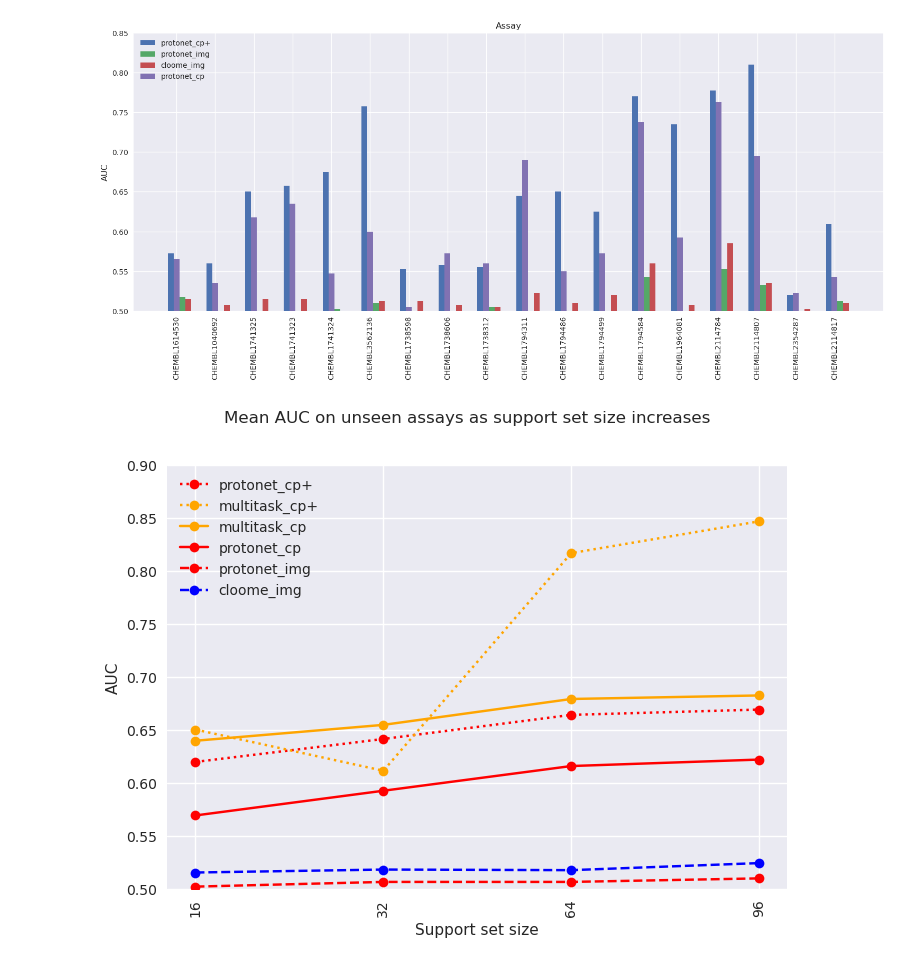
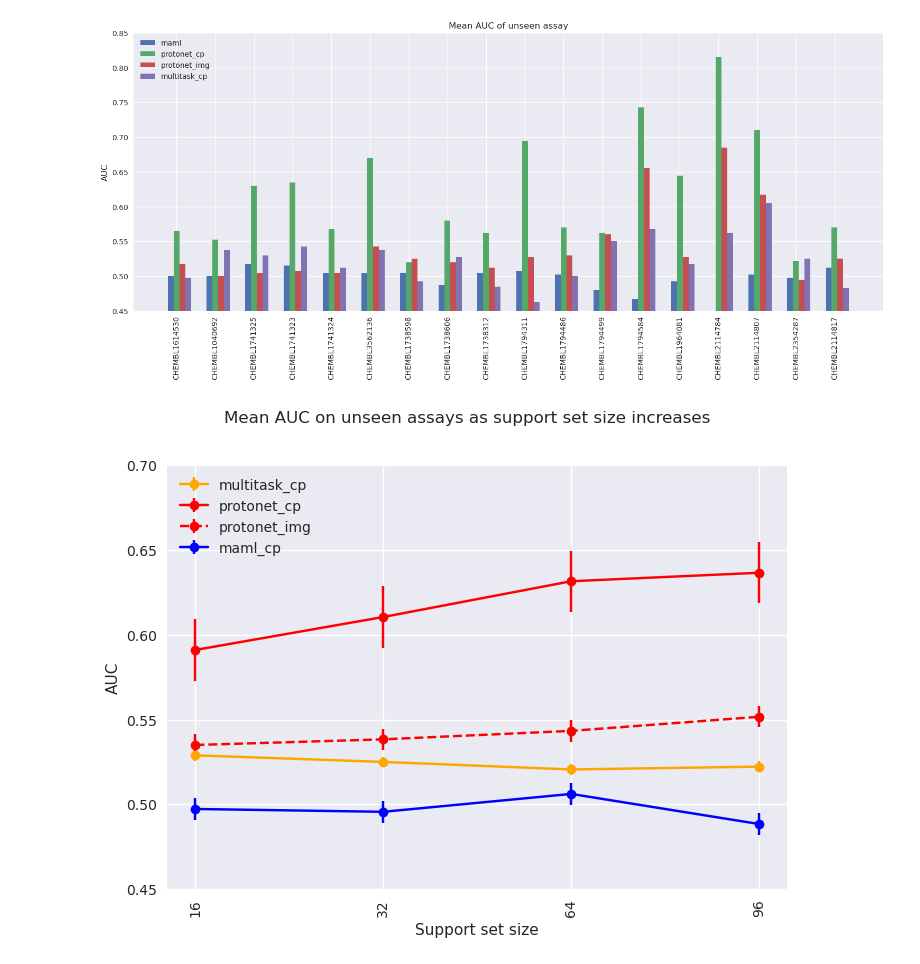
Before and after one commit to son-ha-264/FSL_CP, a Jupyter notebook: result/notebook/model_comparision.ipynb, the cells around one changed output. Cells and saved outputs as stored; diff of their text form; code cells hidden in the pictures.

```diff
--- a/result/notebook/model_comparision.ipynb
+++ b/result/notebook/model_comparision.ipynb
@@ -4,11 +4,9 @@ import matplotlib.pyplot as plt
 import numpy as np
 import seaborn as sns
 # %%
-df_proto_cp_result = pd.read_csv('../result_summary/protonet_cp_result_summary.csv')
-df_proto_cp_plus_result = pd.read_csv('../result_summary/protonet_cp+_result_summary.csv')
-df_multitask_cp_plus_result = pd.read_csv('../result_summary/multitask_cp+_result_summary.csv')
-df_multitask_cp_result = pd.read_csv('../result_summary/multitask_cp_result_summary.csv')
+df_proto_auroc_cp = pd.read_csv('../result_summary/protonet_cp_result_summary5.csv')
+df_multitask_auroc_cp = pd.read_csv('../result_summary/multitask_cp_result_summary2.csv')
+df_maml_auroc_cp = pd.read_csv('../result_summary/maml_cp_auroc_result_summary2.csv')
 
-df_proto_img_result = pd.read_csv('../result_summary/protonet_img_result_summary.csv')
-df_cloome_img_result = pd.read_csv('../result_summary/cloome_img_result_summary.csv')
+df_proto_auroc_img = pd.read_csv('../result_summary/protonet_img_result_summary_4.csv')
 # %%
@@ -49,42 +32,40 @@ multitask_cp_96 = np.array([float(df_multitask_cp_result['96'][i].split('+/-')[0
 # %%
-# Improvements for each assay
-avg_proto_cp = np.mean([proto_cp_after_16, proto_cp_after_32, proto_cp_after_64, proto_cp_after_96], axis=0)
-avg_proto_cp_plus = np.mean([proto_cp_plus_after_16, proto_cp_plus_after_32, proto_cp_plus_after_64, proto_cp_plus_after_96], axis=0)
-avg_proto_img = np.mean([proto_img_after_16, proto_img_after_32, proto_img_after_64, proto_img_after_96], axis=0)
-avg_cloome_img = np.mean([cloome_img_16, cloome_img_32, cloome_img_64, cloome_img_96], axis=0)
-avg_multitask_img = np.mean([multitask_cp_plus_16, multitask_cp_plus_32, multitask_cp_plus_64, multitask_cp_plus_96], axis=0)
-labels = list(df_proto_cp_result['assay_chembl_id'])
+# Avg score of each method for each assay
+avg_proto_cp = np.mean([auroc_proto_cp_16, auroc_proto_cp_32, auroc_proto_cp_64, auroc_proto_cp_96], axis=0)
+avg_proto_img = np.mean([auroc_proto_img_16, auroc_proto_img_32, auroc_proto_img_64, auroc_proto_img_96], axis=0)
+avg_multitask_cp = np.mean([auroc_multitask_cp_16, auroc_multitask_cp_32, auroc_multitask_cp_64, auroc_multitask_cp_96], axis=0)
+avg_maml_cp = np.mean([auroc_maml_cp_16, auroc_maml_cp_32, auroc_maml_cp_64, auroc_maml_cp_96], axis=0)
+labels = list(df_proto_auroc_cp['assay_chembl_id'])
 
 with plt.style.context(['seaborn-v0_8-deep', 'seaborn']):
     x = np.arange(len(labels))  # the label locations
     width = 0.15  # the width of the bars
 
     fig, ax = plt.subplots()
     fig.set_size_inches(15, 6)
-    rects1 = ax.bar(x - width, avg_proto_cp_plus, width, label='protonet_cp+')
-    #rects4 = ax.bar(x, avg_multitask_img, width, label='multitask_cp+')
-    rects2 = ax.bar(x + width, avg_proto_img, width, label='protonet_img')
-    rects3 = ax.bar(x + 2*width, avg_cloome_img, width, label='cloome_img')
-    rects5 = ax.bar(x, avg_proto_cp, width, label='protonet_cp')
+    rects1 = ax.bar(x - width, avg_maml_cp, width, label='maml')
+    rects2 = ax.bar(x, avg_proto_cp, width, label='protonet_cp')
+    rects3 = ax.bar(x + width, avg_proto_img, width, label='protonet_img')
+    rects4 = ax.bar(x + 2*width, avg_multitask_cp, width, label='multitask_cp')
 
     # Add some text for labels, title and custom x-axis tick labels, etc.
     ax.set_ylabel('AUC')
-    ax.set_title('Assay')
+    ax.set_title('Mean AUC of unseen assay')
     ax.set_xticks(x, labels)
     ax.legend(loc='upper left')
 
     #ax.bar_label(rects1, padding=3)
     #ax.bar_label(rects2, padding=3)
 
     fig.tight_layout()
 
     plt.tick_params(axis='x', labelrotation=90)
 
-    plt.ylim([0.5, 0.85])
-    plt.savefig("../plots/Model_comparison_barplot2.png")
+    plt.ylim([0.45, 0.85])
+    plt.savefig("../plots/Model_comparison_barplot1.png")
     plt.show()
 # %% [output]
-[figure, old version]
+[figure, new version]
 # %%
 # Best performing:
 ### CHEMBL3562136: PubChem BioAssay. qHTS Assay for Identifying Compounds that block Entry of Ebola Virus, Screen 2 blue channel.
@@ -95,21 +77,16 @@ with plt.style.context(['seaborn-v0_8-deep', 'seaborn']):
 # %%
-avg_protonet_cp_plus = [np.mean(proto_cp_plus_after_16), np.mean(proto_cp_plus_after_32), np.mean(proto_cp_plus_after_64), np.mean(proto_cp_plus_after_96)]
-avg_protonet_cp = [np.mean(proto_cp_after_16), np.mean(proto_cp_after_32), np.mean(proto_cp_after_64), np.mean(proto_cp_after_96)]
-avg_protonet_img = [np.mean(proto_img_after_16), np.mean(proto_img_after_32), np.mean(proto_img_after_64), np.mean(proto_img_after_96)]
-avg_cloome_img = [np.mean(cloome_img_16), np.mean(cloome_img_32), np.mean(cloome_img_64), np.mean(cloome_img_96)]
-avg_multitask_cp_plus = [np.mean(multitask_cp_plus_16), np.mean(multitask_cp_plus_32), np.mean(multitask_cp_plus_64), np.mean(multitask_cp_plus_96)]
-avg_multitask_cp = [np.mean(multitask_cp_16), np.mean(multitask_cp_32), np.mean(multitask_cp_64), np.mean(multitask_cp_96)]
-
+avg_protonet_cp = [np.mean(auroc_proto_cp_16), np.mean(auroc_proto_cp_32), np.mean(auroc_proto_cp_64), np.mean(auroc_proto_cp_96)]
+avg_protonet_img = [np.mean(auroc_proto_img_16), np.mean(auroc_proto_img_32), np.mean(auroc_proto_img_64), np.mean(auroc_proto_img_96)]
+avg_multitask_cp = [np.mean(auroc_multitask_cp_16), np.mean(auroc_multitask_cp_32), np.mean(auroc_multitask_cp_64), np.mean(auroc_multitask_cp_96)]
+avg_maml_cp = [np.mean(auroc_maml_cp_16), np.mean(auroc_maml_cp_32), np.mean(auroc_maml_cp_64), np.mean(auroc_maml_cp_96)]
 
 labels = ['16', '32', '64', '96']
 
 with plt.style.context(['seaborn-v0_8-deep', 'seaborn']):
-    plt.errorbar(labels, avg_protonet_cp_plus, color='red', label='protonet_cp+', marker='o', linestyle='dotted')
-    plt.errorbar(labels, avg_multitask_cp_plus, color='orange', label='multitask_cp+', marker='o', linestyle='dotted')
-    plt.errorbar(labels, avg_multitask_cp, color='orange', label='multitask_cp', marker='o')
-    plt.errorbar(labels, avg_protonet_cp, color='red', label='protonet_cp', marker='o')
-    plt.errorbar(labels, avg_protonet_img, color='red', linestyle='dashed', label='protonet_img', marker='o')
-    plt.errorbar(labels, avg_cloome_img, color='blue', linestyle='dashed', label='cloome_img', marker='o')
+    plt.errorbar(labels, avg_multitask_cp, yerr=np.std(avg_multitask_cp), color='orange', label='multitask_cp', marker='o')
+    plt.errorbar(labels, avg_protonet_cp, yerr=np.std(avg_protonet_cp), color='red', label='protonet_cp', marker='o')
+    plt.errorbar(labels, avg_protonet_img, yerr=np.std(avg_protonet_img), color='red', linestyle='dashed', label='protonet_img', marker='o')
+    plt.errorbar(labels, avg_maml_cp, yerr=np.std(avg_maml_cp), color='blue', label='maml_cp', marker='o')
 
     # Add some text for labels, title and custom x-axis tick labels, etc.
     plt.ylabel('AUC')
@@ -125,8 +102,8 @@ with plt.style.context(['seaborn-v0_8-deep', 'seaborn']):
 
     plt.tick_params(axis='x', labelrotation=90)
 
-    plt.ylim([0.5, 0.90])
-    plt.savefig("../plots/Model_comparison_lineplot2.png", bbox_inches='tight')
+    plt.ylim([0.45, 0.70])
+    plt.savefig("../plots/Model_comparison_lineplot1.png")
     plt.show()
 # %% [output]
-[figure, old version]
+[figure, new version]
```
Also changed, not shown: parts of 6 cells of this notebook, 46 other files.
